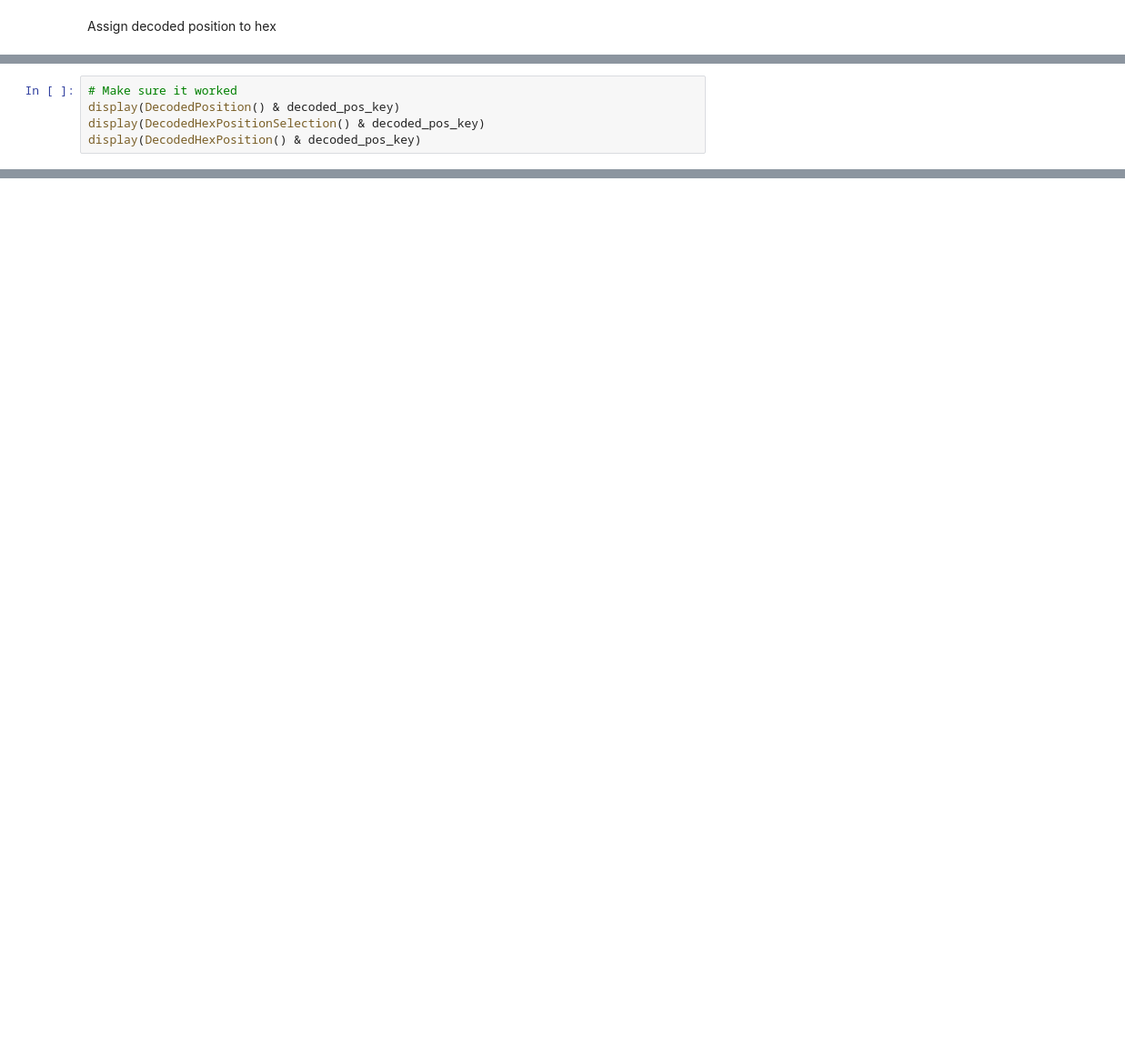
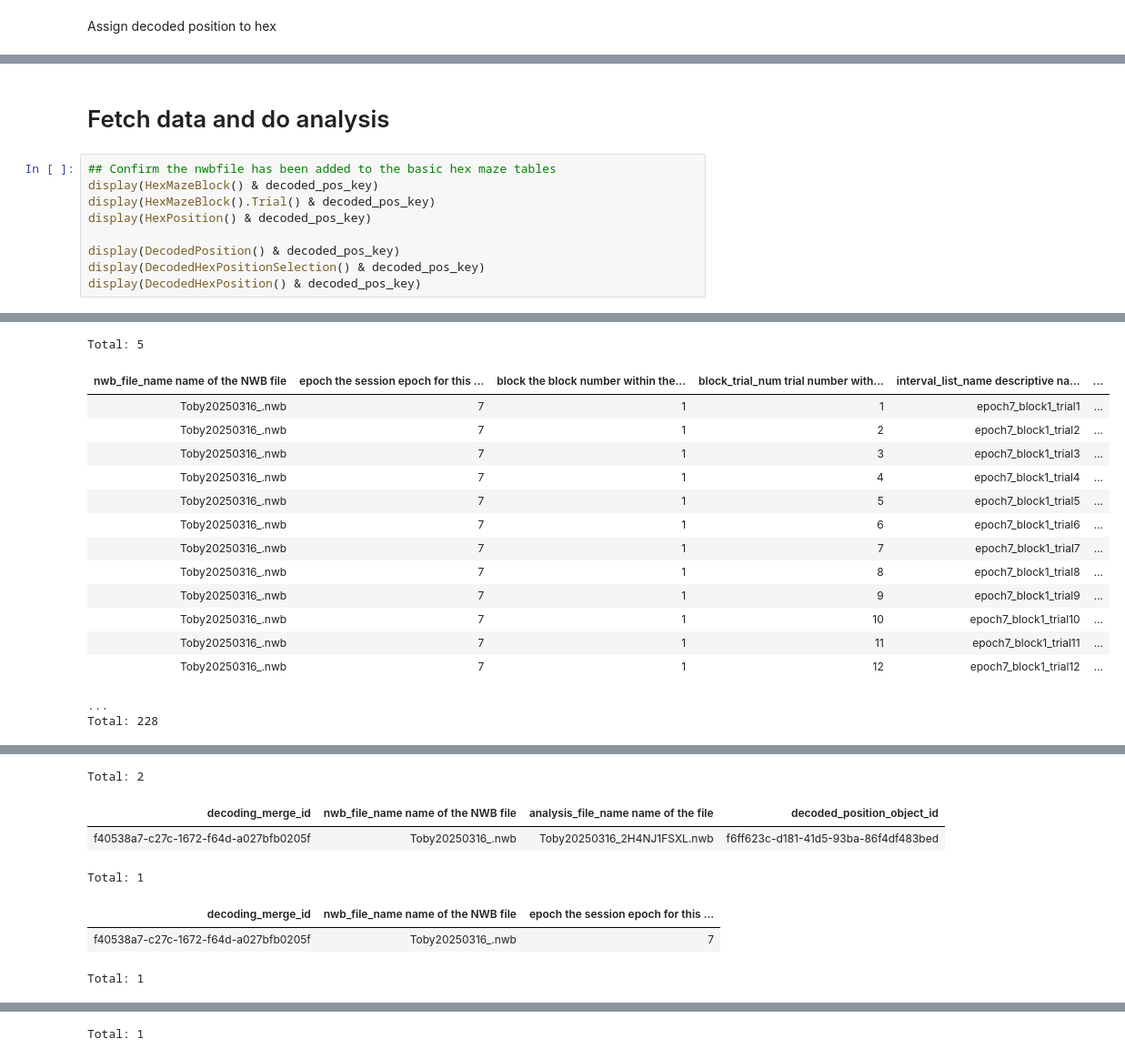
Before and after one commit to calderast/Hex-maze-spyglass, a Jupyter notebook: steph_analysis.ipynb, the cells around one changed output, grey strips where cells are left out. Shown at 91% size. Drawn from its saved outputs; the diff is of its cells as text; blank space fills up the shorter version.

```diff
--- a/steph_analysis.ipynb
+++ b/steph_analysis.ipynb
@@ -142,5 +105,12 @@ DecodedHexPosition.populate(decoded_pos_key)
+# %% [markdown]
+# Fetch data and do analysis
 # %%
-# Make sure it worked
+## Confirm the nwbfile has been added to the basic hex maze tables
+display(HexMazeBlock() & decoded_pos_key)
+display(HexMazeBlock().Trial() & decoded_pos_key)
+display(HexPosition() & decoded_pos_key)
+
 display(DecodedPosition() & decoded_pos_key)
 display(DecodedHexPositionSelection() & decoded_pos_key)
 display(DecodedHexPosition() & decoded_pos_key)
+# %% [output]
@@ -146,0 +123,16 @@ display(DecodedHexPosition() & decoded_pos_key)
+Total: 5
+| nwb_file_name name of the NWB file | epoch the session epoch for this ... | block the block number within the... | block_trial_num trial number with... | interval_list_name descriptive na... | ... |
+| Toby20250316_.nwb | 7 | 1 | 1 | epoch7_block1_trial1 | ... |
+| Toby20250316_.nwb | 7 | 1 | 2 | epoch7_block1_trial2 | ... |
+| Toby20250316_.nwb | 7 | 1 | 3 | epoch7_block1_trial3 | ... |
+| Toby20250316_.nwb | 7 | 1 | 4 | epoch7_block1_trial4 | ... |
+| Toby20250316_.nwb | 7 | 1 | 5 | epoch7_block1_trial5 | ... |
+| Toby20250316_.nwb | 7 | 1 | 6 | epoch7_block1_trial6 | ... |
+| Toby20250316_.nwb | 7 | 1 | 7 | epoch7_block1_trial7 | ... |
+| Toby20250316_.nwb | 7 | 1 | 8 | epoch7_block1_trial8 | ... |
+| Toby20250316_.nwb | 7 | 1 | 9 | epoch7_block1_trial9 | ... |
+| Toby20250316_.nwb | 7 | 1 | 10 | epoch7_block1_trial10 | ... |
+| Toby20250316_.nwb | 7 | 1 | 11 | epoch7_block1_trial11 | ... |
+| Toby20250316_.nwb | 7 | 1 | 12 | epoch7_block1_trial12 | ... |
+...
+Total: 228
@@ -146,0 +142,7 @@ display(DecodedHexPosition() & decoded_pos_key)
+Total: 2
+| decoding_merge_id | nwb_file_name name of the NWB file | analysis_file_name name of the file | decoded_position_object_id |
+| f40538a7-c27c-1672-f64d-a027bfb0205f | Toby20250316_.nwb | Toby20250316_2H4NJ1FSXL.nwb | f6ff623c-d181-41d5-93ba-86f4df483bed |
+Total: 1
+| decoding_merge_id | nwb_file_name name of the NWB file | epoch the session epoch for this ... |
+| f40538a7-c27c-1672-f64d-a027bfb0205f | Toby20250316_.nwb | 7 |
+Total: 1
@@ -146,0 +151 @@ display(DecodedHexPosition() & decoded_pos_key)
+Total: 1
```
Also changed, not shown: parts of 13 cells of this notebook.
